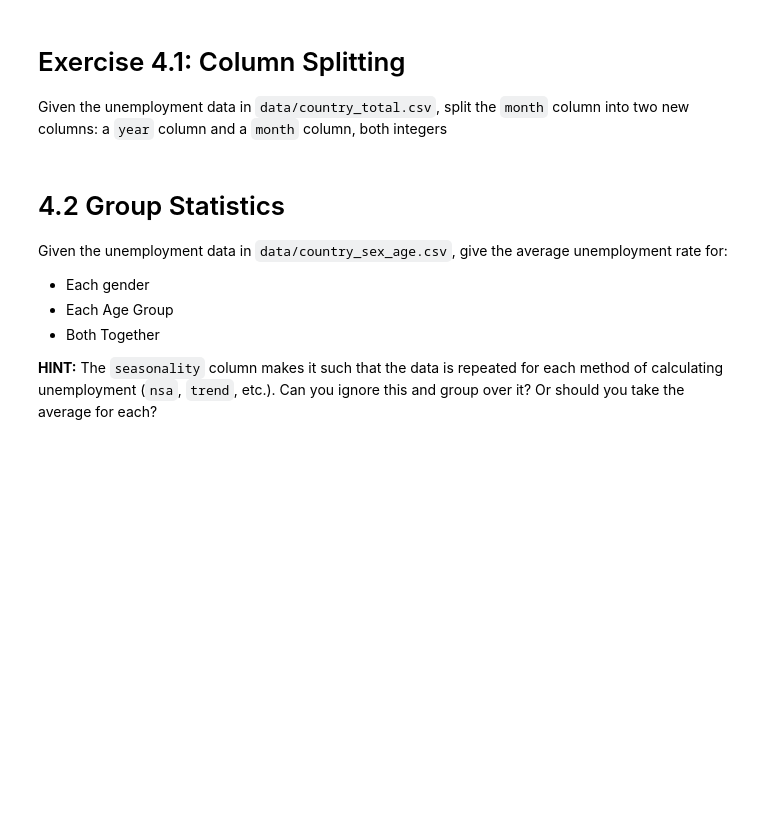
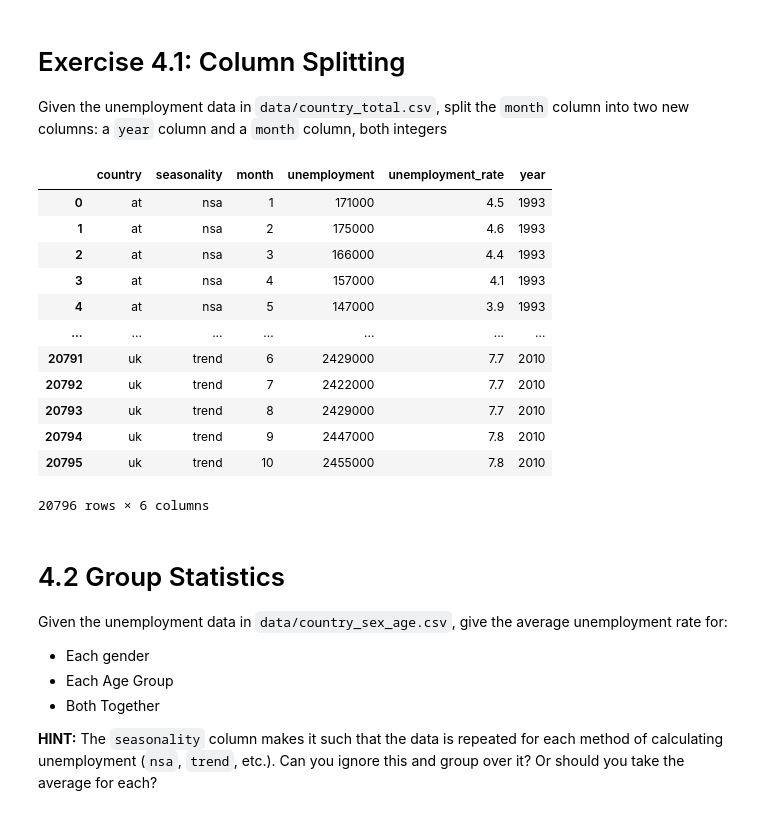
Before and after one commit to cb-ds-1/m2-1-pandas, a Jupyter notebook: workshop.ipynb, the cells around one changed output. Drawn from its saved outputs; the diff is of its cells as text; code cells hidden in the pictures; blank space fills up the shorter version.

```diff
--- a/workshop.ipynb
+++ b/workshop.ipynb
@@ -125,6 +326,36 @@ Make the text in your dataframe:
 # Exercise 4.1: Column Splitting
 
 Given the unemployment data in `data/country_total.csv`, split the `month` column into two new columns: a `year` column and a `month` column, both integers
+# %%
+# made into string to split by "."
+
+df = pd.read_csv('data/country_total.csv')
+df.month = df.month.astype(str)
+
+df['year'] = df['month'].str.split(".").str[0]
+df['month'] = df['month'].str.split(".").str[1]
+df
+# replaced problematic '1' (see row 20795) with 10
+# returned columns into int
+
+df['month'] = df['month'].replace('1','10')
+df.month = df.month.astype(int)
+df.year = df.year.astype(int)
+df
+# %% [output]
+|  | country | seasonality | month | unemployment | unemployment_rate | year |
+| 0 | at | nsa | 1 | 171000 | 4.5 | 1993 |
+| 1 | at | nsa | 2 | 175000 | 4.6 | 1993 |
+| 2 | at | nsa | 3 | 166000 | 4.4 | 1993 |
+| 3 | at | nsa | 4 | 157000 | 4.1 | 1993 |
+| 4 | at | nsa | 5 | 147000 | 3.9 | 1993 |
+| ... | ... | ... | ... | ... | ... | ... |
+| 20791 | uk | trend | 6 | 2429000 | 7.7 | 2010 |
+| 20792 | uk | trend | 7 | 2422000 | 7.7 | 2010 |
+| 20793 | uk | trend | 8 | 2429000 | 7.7 | 2010 |
+| 20794 | uk | trend | 9 | 2447000 | 7.8 | 2010 |
+| 20795 | uk | trend | 10 | 2455000 | 7.8 | 2010 |
+20796 rows × 6 columns
 # %% [markdown]
 # 4.2 Group Statistics
 
```
Also changed, not shown: parts of 26 cells of this notebook.
